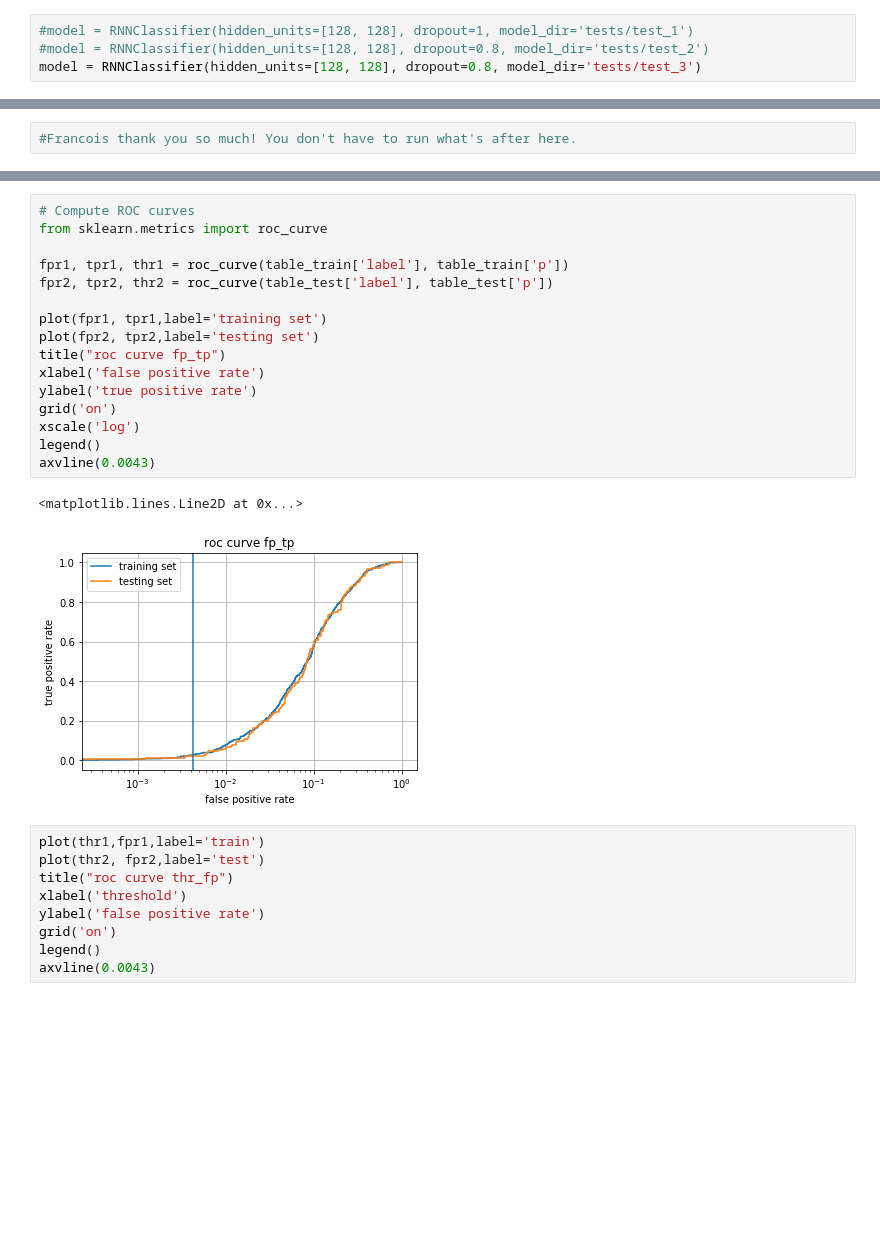
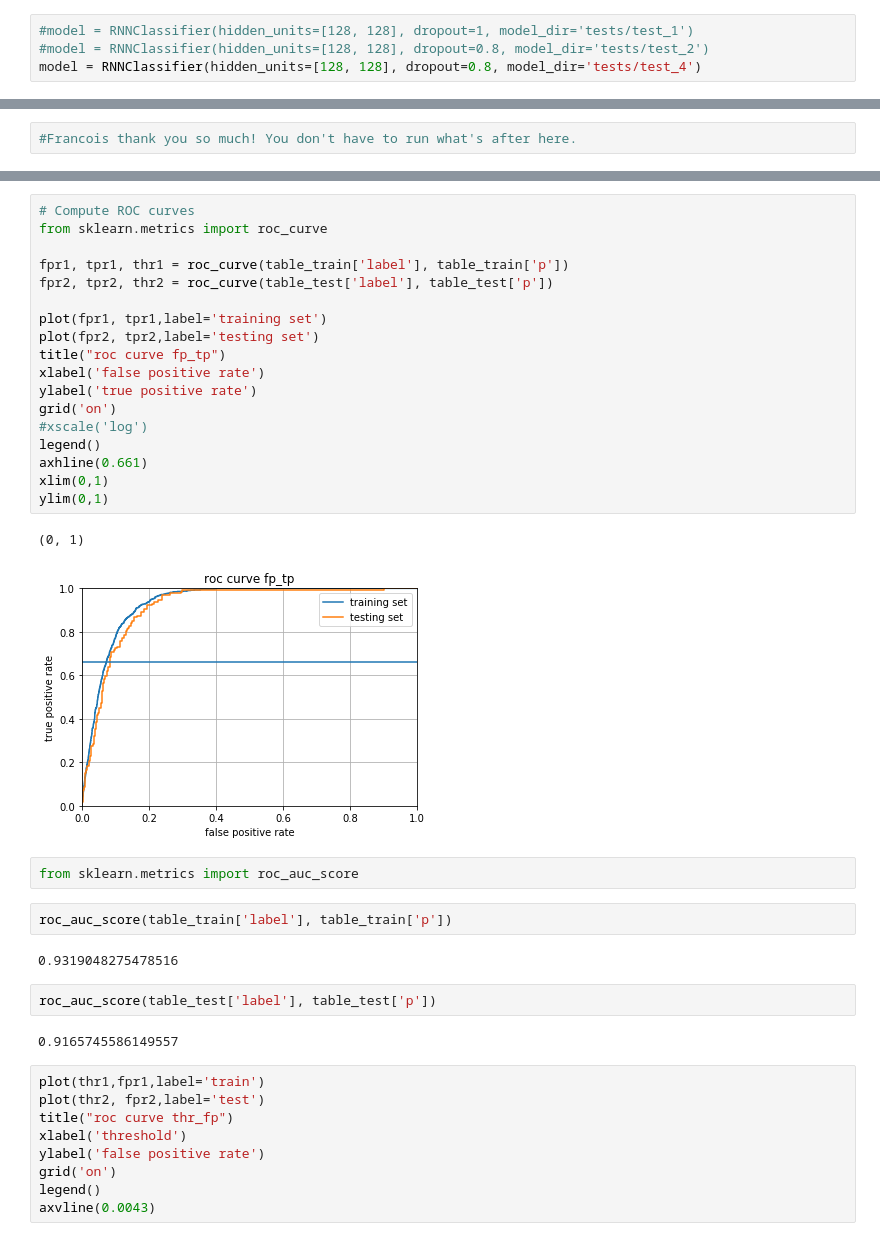
Before and after one commit to zhiyaol/SN-Classification-with-ML, a Jupyter notebook: Tensorflow-test-10000-steps-Francois-Please-Run-Thanks.ipynb, the cells around one changed output, grey strips where cells are left out. Drawn from its saved outputs; the diff is of its cells as text; blank space fills up the shorter version.

```diff
--- a/Tensorflow-test-10000-steps-Francois-Please-Run-Thanks.ipynb
+++ b/Tensorflow-test-10000-steps-Francois-Please-Run-Thanks.ipynb
@@ -75,6 +75,6 @@ def input_fn_test():
 # %%
 #model = RNNClassifier(hidden_units=[128, 128], dropout=1, model_dir='tests/test_1')
 #model = RNNClassifier(hidden_units=[128, 128], dropout=0.8, model_dir='tests/test_2')
-model = RNNClassifier(hidden_units=[128, 128], dropout=0.8, model_dir='tests/test_3')
+model = RNNClassifier(hidden_units=[128, 128], dropout=0.8, model_dir='tests/test_4')
 # %% [output]
 INFO:tensorflow:Using default config.
@@ -137,22 +137,34 @@ hist(train_prob);
 # %%
 # Compute ROC curves
 from sklearn.metrics import roc_curve
 
 fpr1, tpr1, thr1 = roc_curve(table_train['label'], table_train['p'])
 fpr2, tpr2, thr2 = roc_curve(table_test['label'], table_test['p'])
 
 plot(fpr1, tpr1,label='training set')
 plot(fpr2, tpr2,label='testing set')
 title("roc curve fp_tp")
 xlabel('false positive rate')
 ylabel('true positive rate')
 grid('on')
-xscale('log')
+#xscale('log')
 legend()
-axvline(0.0043)
+axhline(0.661)
+xlim(0,1)
+ylim(0,1)
 # %% [output]
-<matplotlib.lines.Line2D at 0x...>
+(0, 1)
-[figure, old version]
+[figure, new version]
+# %%
+from sklearn.metrics import roc_auc_score
+# %%
+roc_auc_score(table_train['label'], table_train['p'])
+# %% [output]
+0.9319048275478516
+# %%
+roc_auc_score(table_test['label'], table_test['p'])
+# %% [output]
+0.9165745586149557
 # %%
 plot(thr1,fpr1,label='train')
 plot(thr2, fpr2,label='test')
```
Also changed, not shown: parts of 6 cells of this notebook, 9 other files.
